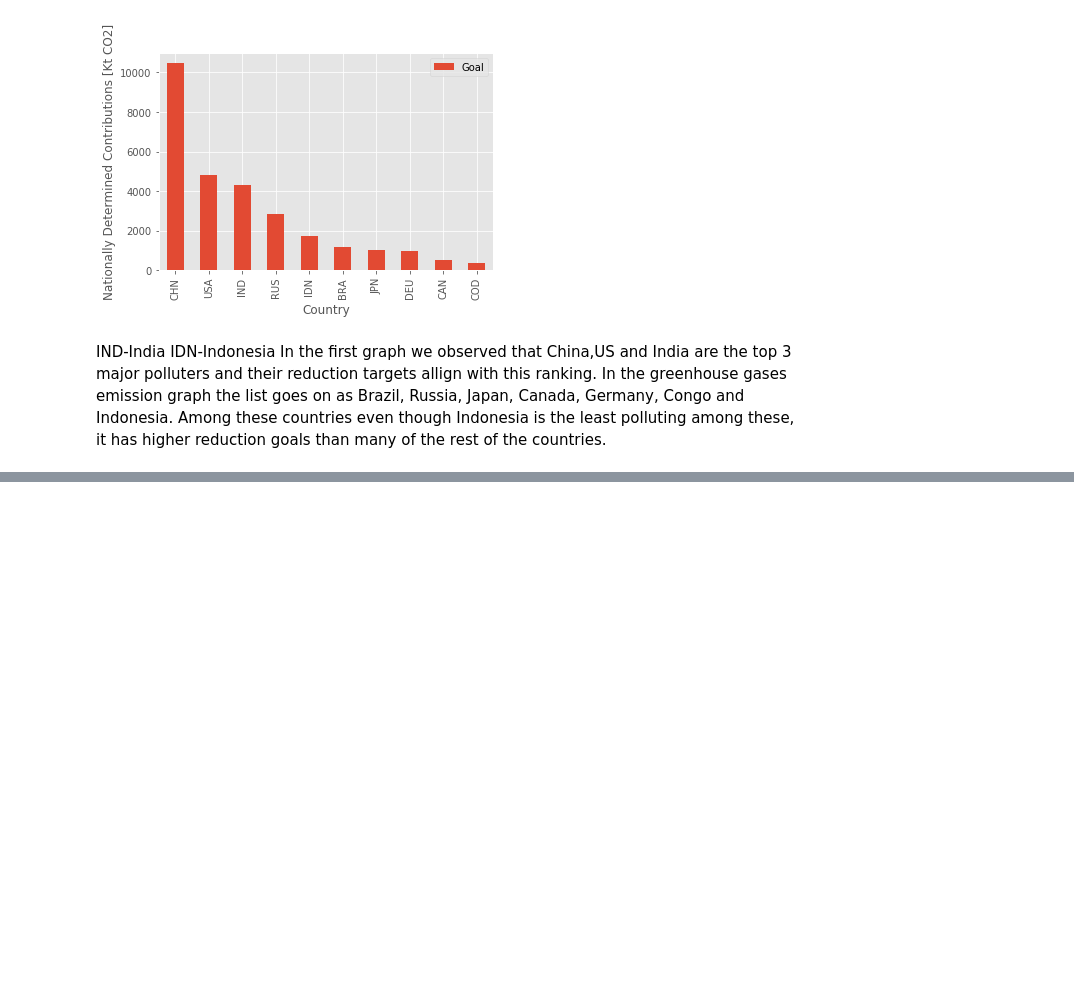
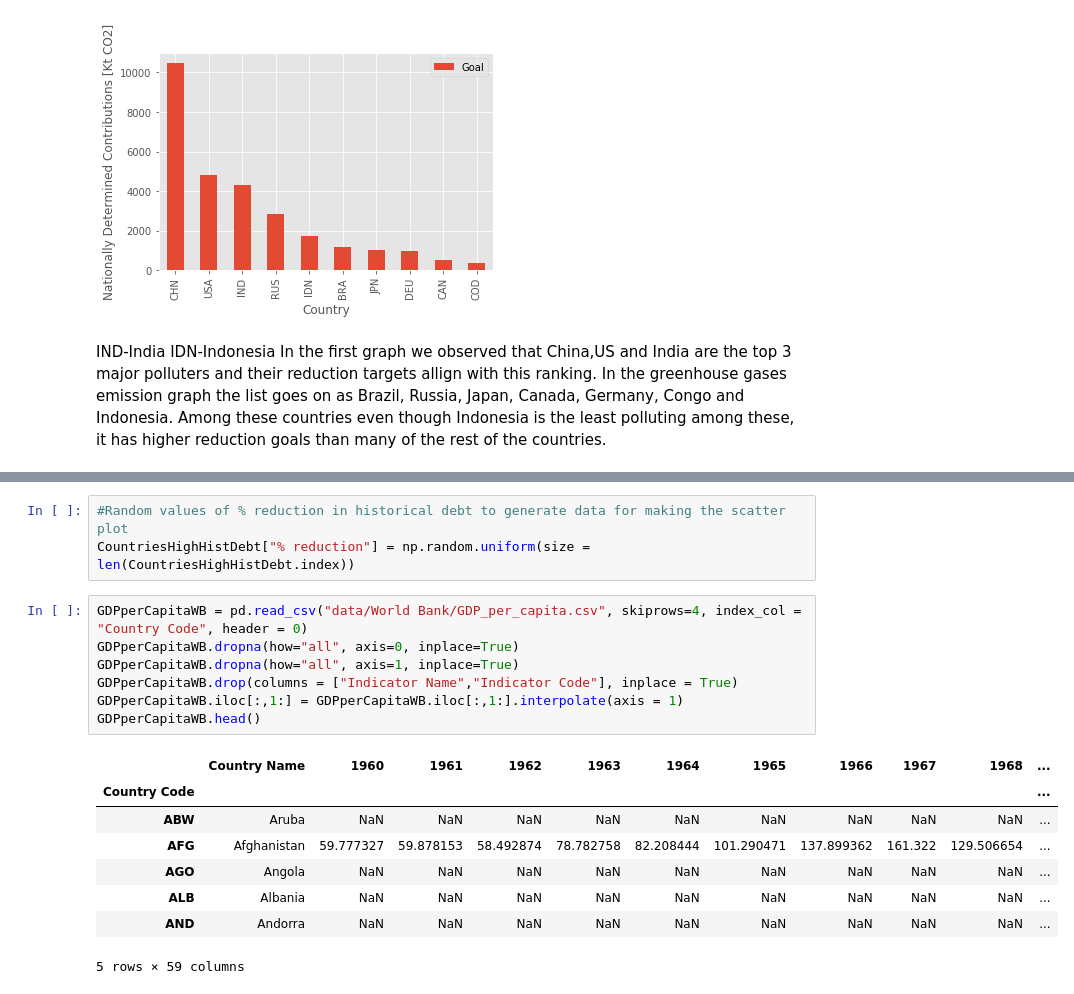
Before and after one commit to jasonrwang/ghg_analytics, a Jupyter notebook: ghg_analytics.ipynb, the cells around one changed output, grey strips where cells are left out. Drawn from its saved outputs; the diff is of its cells as text; blank space fills up the shorter version.

```diff
--- a/ghg_analytics.ipynb
+++ b/ghg_analytics.ipynb
@@ -351,0 +416,19 @@ In the first graph we observed that China,US and India are the top 3 major pollu
+# %%
+#Random values of % reduction in historical debt to generate data for making the scatter plot
+CountriesHighHistDebt["% reduction"] = np.random.uniform(size = len(CountriesHighHistDebt.index))
+# %%
+GDPperCapitaWB = pd.read_csv("data/World Bank/GDP_per_capita.csv", skiprows=4, index_col = "Country Code", header = 0)
+GDPperCapitaWB.dropna(how="all", axis=0, inplace=True)
+GDPperCapitaWB.dropna(how="all", axis=1, inplace=True)
+GDPperCapitaWB.drop(columns = ["Indicator Name","Indicator Code"], inplace = True)
+GDPperCapitaWB.iloc[:,1:] = GDPperCapitaWB.iloc[:,1:].interpolate(axis = 1)
+GDPperCapitaWB.head()
+# %% [output]
+|  | Country Name | 1960 | 1961 | 1962 | 1963 | 1964 | 1965 | 1966 | 1967 | 1968 | ... |
+| Country Code |  |  |  |  |  |  |  |  |  |  | ... |
+| ABW | Aruba | NaN | NaN | NaN | NaN | NaN | NaN | NaN | NaN | NaN | ... |
+| AFG | Afghanistan | 59.777327 | 59.878153 | 58.492874 | 78.782758 | 82.208444 | 101.290471 | 137.899362 | 161.322 | 129.506654 | ... |
+| AGO | Angola | NaN | NaN | NaN | NaN | NaN | NaN | NaN | NaN | NaN | ... |
+| ALB | Albania | NaN | NaN | NaN | NaN | NaN | NaN | NaN | NaN | NaN | ... |
+| AND | Andorra | NaN | NaN | NaN | NaN | NaN | NaN | NaN | NaN | NaN | ... |
+5 rows × 59 columns
```
Also changed, not shown: parts of 14 cells of this notebook, 2 other files.
